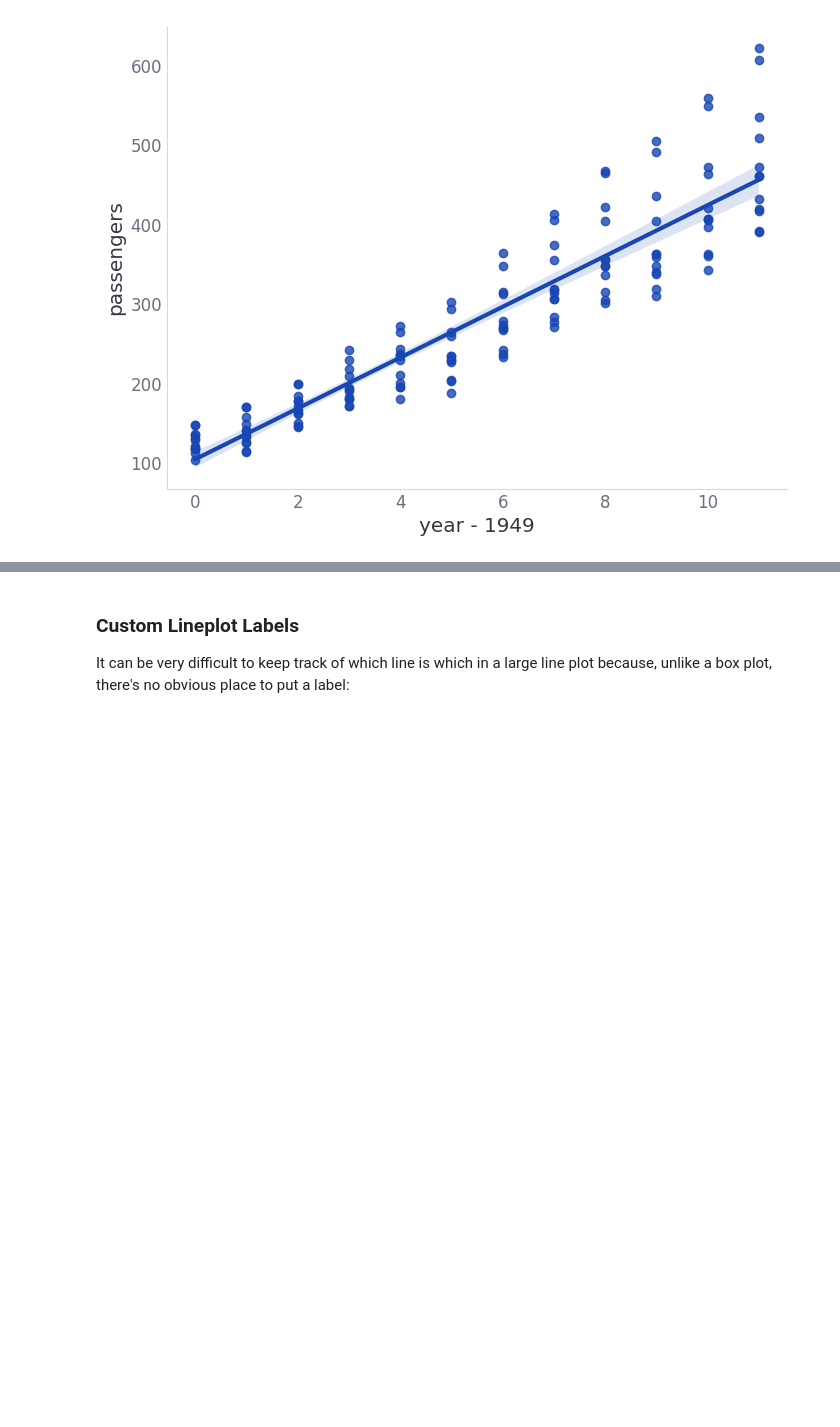
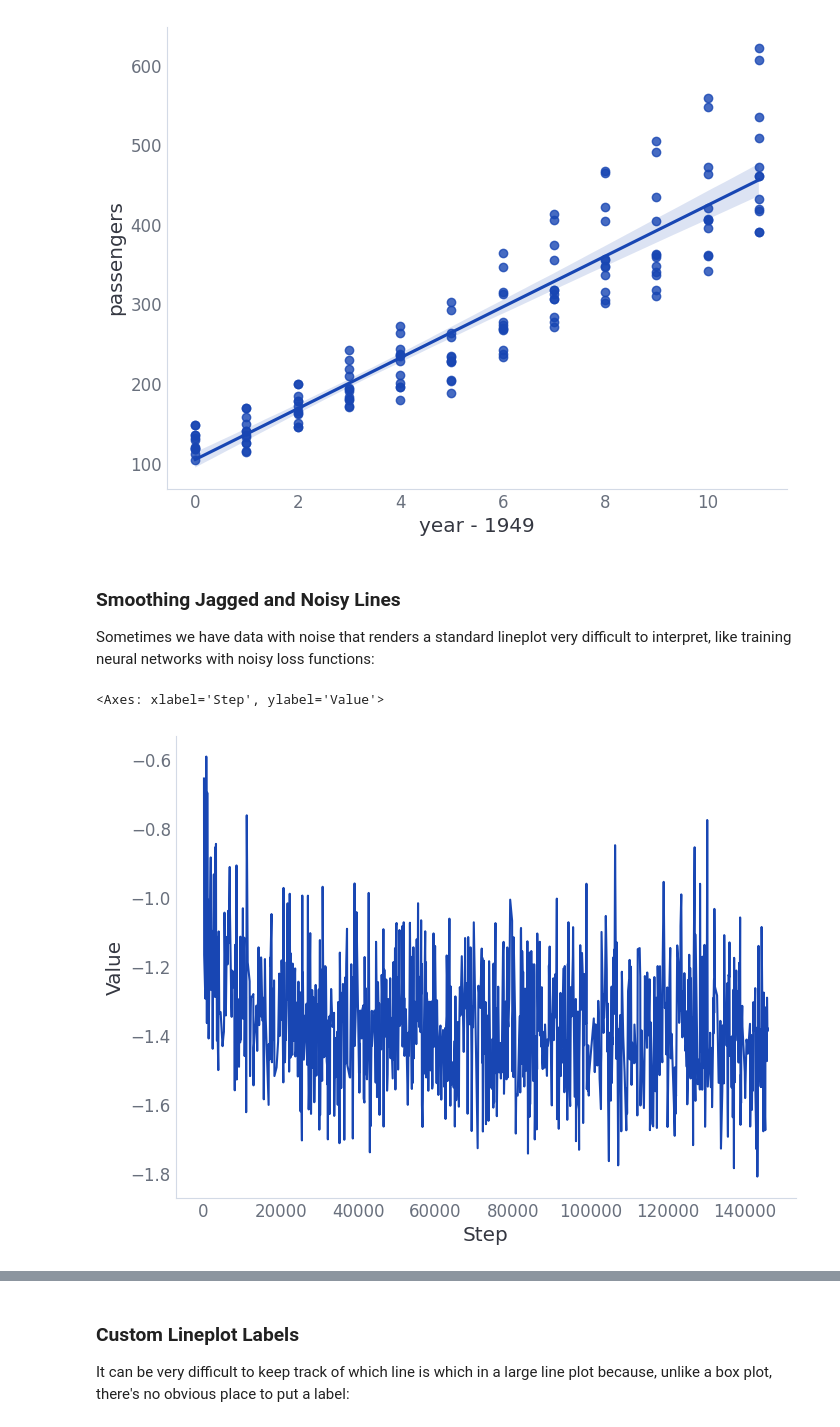
Before and after one commit to nicholas-miklaucic/rho_plus, a Jupyter notebook: docs/source/user_guide.ipynb, the cells around one changed output, grey strips where cells are left out. Drawn from its saved outputs; the diff is of its cells as text; code cells hidden in the pictures; blank space fills up the shorter version.

```diff
--- a/docs/source/gallery.ipynb
+++ b/docs/source/user_guide.ipynb
@@ -109,3 +89,15 @@ sns.regplot(data=flights, x='year - 1949', y='passengers')
 # %% [output]
 <Axes: xlabel='year - 1949', ylabel='passengers'>
 [figure]
+# %% [markdown]
+### Smoothing Jagged and Noisy Lines
+
+Sometimes we have data with noise that renders a standard lineplot very difficult to interpret, like training neural networks with noisy loss functions:
+# %%
+import pandas as pd
+losses = pd.read_csv('https://gist.githubusercontent.com/nicholas-miklaucic/569226952d511c7e014da478d4f26c2f/raw/eda6625acfc60e3bd4d43af8458e54f17a7a6761/training_losses.csv')
+
+sns.lineplot(losses, x='Step', y='Value')
+# %% [output]
+<Axes: xlabel='Step', ylabel='Value'>
+[figure, added]
```
Also changed, not shown: parts of 19 cells of this notebook, 12 other files.
